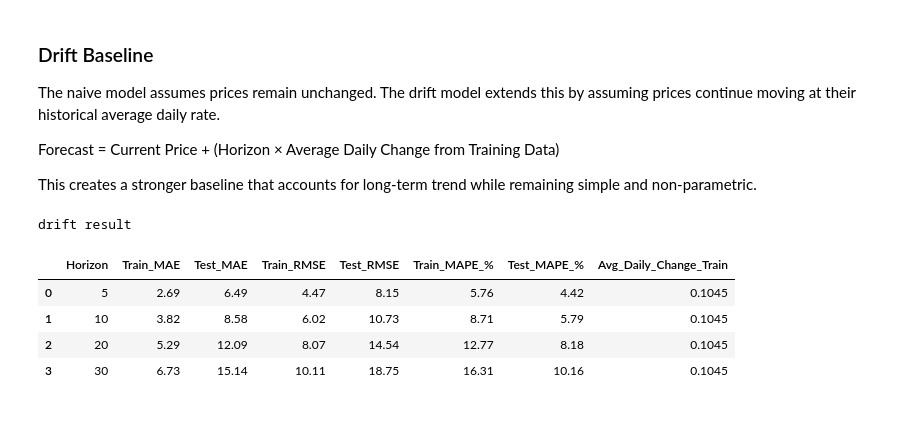
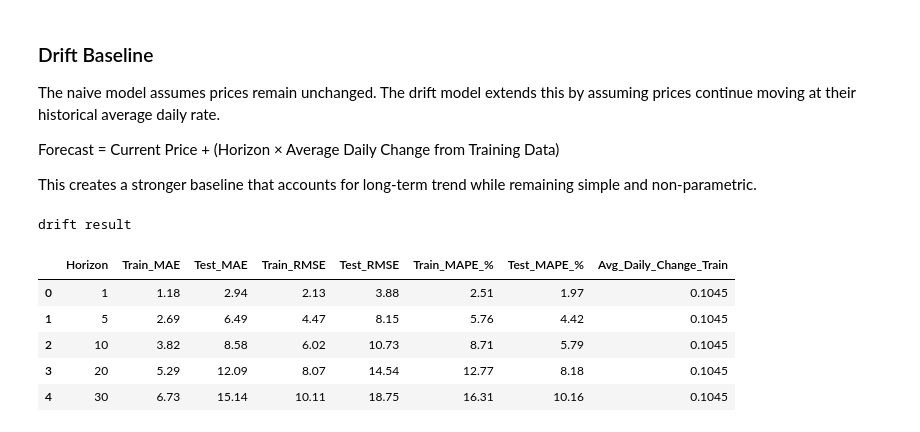
Before and after one commit to EsserMishelle/short-term-stock-forecast, a Jupyter notebook: 01_eda_and_naive_baseline.ipynb, the cells around one changed output. Saved outputs shown, nothing was run; the diff lists cells and outputs as text; code cells hidden in the pictures.

```diff
--- a/01_eda_and_naive_baseline.ipynb
+++ b/01_eda_and_naive_baseline.ipynb
@@ -323,7 +323,7 @@ split_date = pd.to_datetime('2025-02-03')
 # Test for one full year
 # Split by the first business date in Feb 2025.
 split_date = pd.to_datetime('2025-02-03')
-horizons = [5, 10, 20, 30]
+horizons = [1, 5, 10, 20, 30]
 
 naive_results = []
 
@@ -392,7 +393,7 @@ from sklearn.metrics import mean_absolute_error, mean_squared_error
 import numpy as np
 
 split_date = pd.to_datetime('2025-02-03')
-horizons = [5, 10, 20, 30]
+horizons = [1, 5, 10, 20, 30]
 
 drift_results = []
 
@@ -426,35 +427,44 @@ for horizon in horizons:
     y_pred_test  = test['y_pred_drift']
 
     # Metrics
     mae_tr = mean_absolute_error(y_train, y_pred_train)
     rmse_tr = np.sqrt(mean_squared_error(y_train, y_pred_train))
     mape_tr = np.mean(np.abs((y_train - y_pred_train) / y_train)) * 100
 
     mae_te = mean_absolute_error(y_test, y_pred_test)
     rmse_te = np.sqrt(mean_squared_error(y_test, y_pred_test))
     mape_te = np.mean(np.abs((y_test - y_pred_test) / y_test)) * 100
 
     drift_results.append({
         'Horizon': horizon,
         'Train_MAE': round(mae_tr, 2),
         'Test_MAE': round(mae_te, 2),
         'Train_RMSE': round(rmse_tr, 2),
         'Test_RMSE': round(rmse_te, 2),
         'Train_MAPE_%': round(mape_tr, 2),
         'Test_MAPE_%': round(mape_te, 2),
         'Avg_Daily_Change_Train': round(float(avg_daily_change), 4)
     })
 
 # drift_results
-
 drift_results_df = pd.DataFrame(drift_results)
 
 print("drift result")
 display(drift_results_df)
+
+# Add model label
+drift_results_df['Model'] = 'Naive_Drift'
+
+# export
+drift_results_df.to_csv(
+    '/content/drive/MyDrive/stocks/naive_drift_results.csv',
+    index=False
+)
 # %% [output]
 drift result
 |  | Horizon | Train_MAE | Test_MAE | Train_RMSE | Test_RMSE | Train_MAPE_% | Test_MAPE_% | Avg_Daily_Change_Train |
-| 0 | 5 | 2.69 | 6.49 | 4.47 | 8.15 | 5.76 | 4.42 | 0.1045 |
-| 1 | 10 | 3.82 | 8.58 | 6.02 | 10.73 | 8.71 | 5.79 | 0.1045 |
-| 2 | 20 | 5.29 | 12.09 | 8.07 | 14.54 | 12.77 | 8.18 | 0.1045 |
-| 3 | 30 | 6.73 | 15.14 | 10.11 | 18.75 | 16.31 | 10.16 | 0.1045 |
+| 0 | 1 | 1.18 | 2.94 | 2.13 | 3.88 | 2.51 | 1.97 | 0.1045 |
+| 1 | 5 | 2.69 | 6.49 | 4.47 | 8.15 | 5.76 | 4.42 | 0.1045 |
+| 2 | 10 | 3.82 | 8.58 | 6.02 | 10.73 | 8.71 | 5.79 | 0.1045 |
+| 3 | 20 | 5.29 | 12.09 | 8.07 | 14.54 | 12.77 | 8.18 | 0.1045 |
+| 4 | 30 | 6.73 | 15.14 | 10.11 | 18.75 | 16.31 | 10.16 | 0.1045 |
```
Also changed, not shown: parts of 13 cells of this notebook.
